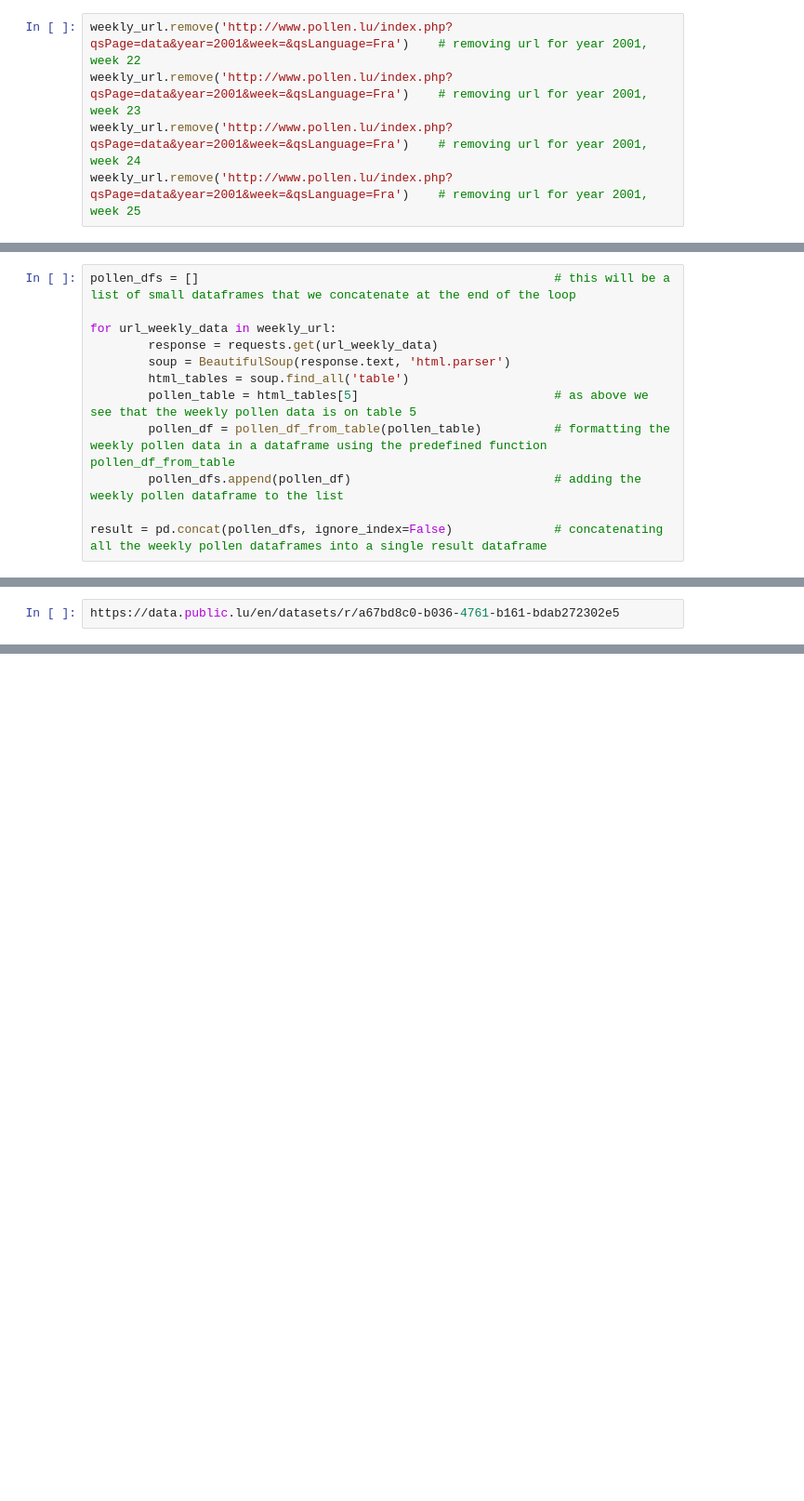
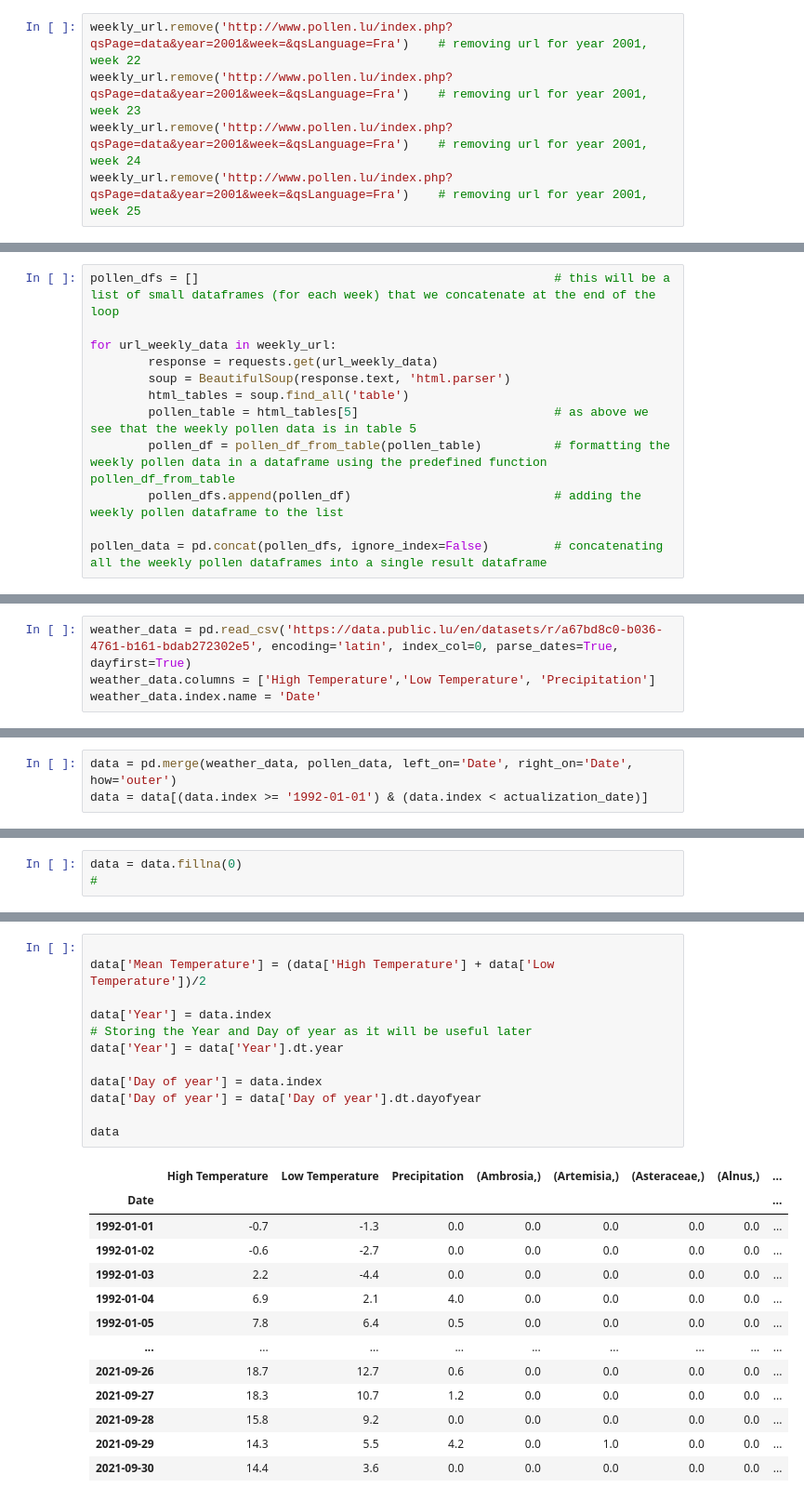
Before and after one commit to Alligo324/LuxPollen, a Jupyter notebook: LuxPollen.ipynb, the cells around one changed output, grey strips where cells are left out. Shown at 93% size. Drawn from its saved outputs; the diff is of its cells as text; blank space fills up the shorter version.

```diff
--- a/LuxPollen.ipynb
+++ b/LuxPollen.ipynb
@@ -132,12 +124,12 @@ weekly_url.remove('http://www.pollen.lu/index.php?qsPage=data&year=2001&week=&qs
 # %%
-pollen_dfs = []                                                 # this will be a list of small dataframes that we concatenate at the end of the loop
+pollen_dfs = []                                                 # this will be a list of small dataframes (for each week) that we concatenate at the end of the loop
 
 for url_weekly_data in weekly_url:
         response = requests.get(url_weekly_data)
         soup = BeautifulSoup(response.text, 'html.parser')
         html_tables = soup.find_all('table')
-        pollen_table = html_tables[5]                           # as above we see that the weekly pollen data is on table 5
+        pollen_table = html_tables[5]                           # as above we see that the weekly pollen data is in table 5
         pollen_df = pollen_df_from_table(pollen_table)          # formatting the weekly pollen data in a dataframe using the predefined function pollen_df_from_table
         pollen_dfs.append(pollen_df)                            # adding the weekly pollen dataframe to the list
 
-result = pd.concat(pollen_dfs, ignore_index=False)              # concatenating all the weekly pollen dataframes into a single result dataframe
+pollen_data = pd.concat(pollen_dfs, ignore_index=False)         # concatenating all the weekly pollen dataframes into a single result dataframe
@@ -162,2 +140,4 @@ result
 # %%
-https://data.public.lu/en/datasets/r/a67bd8c0-b036-4761-b161-bdab272302e5
+weather_data = pd.read_csv('https://data.public.lu/en/datasets/r/a67bd8c0-b036-4761-b161-bdab272302e5', encoding='latin', index_col=0, parse_dates=True, dayfirst=True)
+weather_data.columns = ['High Temperature','Low Temperature', 'Precipitation']
+weather_data.index.name = 'Date'
@@ -167,0 +163,3 @@ len(test_list)
+# %%
+data = pd.merge(weather_data, pollen_data, left_on='Date', right_on='Date', how='outer')
+data = data[(data.index >= '1992-01-01') & (data.index < actualization_date)]
@@ -167,0 +168,2 @@ len(test_list)
+# %%
+data = data.fillna(0)                                                                  #
@@ -167,0 +172,25 @@ len(test_list)
+# %%
+
+data['Mean Temperature'] = (data['High Temperature'] + data['Low Temperature'])/2
+
+data['Year'] = data.index                                                              # Storing the Year and Day of year as it will be useful later
+data['Year'] = data['Year'].dt.year
+
+data['Day of year'] = data.index
+data['Day of year'] = data['Day of year'].dt.dayofyear
+
+data
+# %% [output]
+|  | High Temperature | Low Temperature | Precipitation | (Ambrosia,) | (Artemisia,) | (Asteraceae,) | (Alnus,) | ... |
+| Date |  |  |  |  |  |  |  | ... |
+| 1992-01-01 | -0.7 | -1.3 | 0.0 | 0.0 | 0.0 | 0.0 | 0.0 | ... |
+| 1992-01-02 | -0.6 | -2.7 | 0.0 | 0.0 | 0.0 | 0.0 | 0.0 | ... |
+| 1992-01-03 | 2.2 | -4.4 | 0.0 | 0.0 | 0.0 | 0.0 | 0.0 | ... |
+| 1992-01-04 | 6.9 | 2.1 | 4.0 | 0.0 | 0.0 | 0.0 | 0.0 | ... |
+| 1992-01-05 | 7.8 | 6.4 | 0.5 | 0.0 | 0.0 | 0.0 | 0.0 | ... |
+| ... | ... | ... | ... | ... | ... | ... | ... | ... |
+| 2021-09-26 | 18.7 | 12.7 | 0.6 | 0.0 | 0.0 | 0.0 | 0.0 | ... |
+| 2021-09-27 | 18.3 | 10.7 | 1.2 | 0.0 | 0.0 | 0.0 | 0.0 | ... |
+| 2021-09-28 | 15.8 | 9.2 | 0.0 | 0.0 | 0.0 | 0.0 | 0.0 | ... |
+| 2021-09-29 | 14.3 | 5.5 | 4.2 | 0.0 | 1.0 | 0.0 | 0.0 | ... |
+| 2021-09-30 | 14.4 | 3.6 | 0.0 | 0.0 | 0.0 | 0.0 | 0.0 | ... |
```
Also changed, not shown: parts of 32 cells of this notebook.
